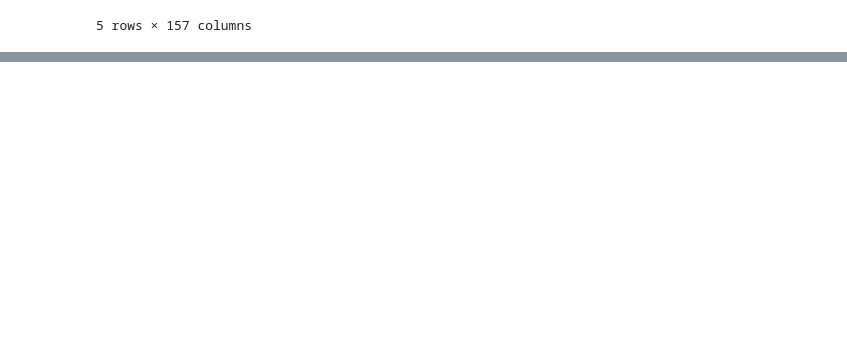
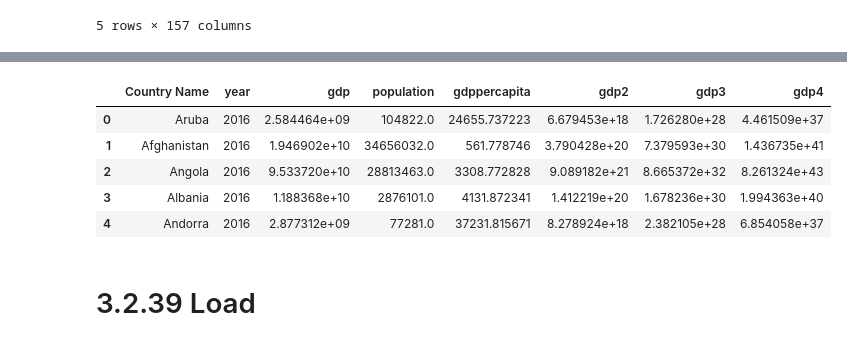
Before and after one commit to kevinlwebb/Nanodegrees, a Jupyter notebook: Data Scientist for Enterprise/3 - Data Engineering/3.2 ETL Pipelines.ipynb, the cells around one changed output, grey strips where cells are left out. Cells and saved outputs as stored; diff of their text form; code cells hidden in the pictures; blank space fills up the shorter version.

Commit message:
Finished ETL Pipelines: Storage, Creating new features, outliers

```diff
--- a/Data Scientist for Enterprise/3 - Data Engineering/3.2 ETL Pipelines.ipynb
+++ b/Data Scientist for Enterprise/3 - Data Engineering/3.2 ETL Pipelines.ipynb
@@ -1139,0 +1468,21 @@ df_final.head()
+# %%
+# TODO: Use the tukey_rule() function to make a new data frame with gdp and population outliers removed
+# Put the results in the df_outlier_removed variable
+
+df_outlier_removed = df_2016.copy()
+
+for column in ['population', 'gdp']:
+    df_outlier_removed = tukey_rule(df_outlier_removed, column)
+# %%
+# plot the data
+x = list(df_outlier_removed['population'])
+y = list(df_outlier_removed['gdp'])
+text = df_outlier_removed['Country Name']
+
+fig, ax = plt.subplots(figsize=(15,10))
+ax.scatter(x, y)
+plt.title('GDP vs Population')
+plt.xlabel('GDP')
+plt.ylabel('Population')
+for i, txt in enumerate(text):
+    ax.annotate(txt, (x[i],y[i]))
@@ -1139,0 +1783,4 @@ df_final.head()
+# %%
+# TODO: create a new feature called gdppercapita,
+#      which is the gdp value divided by the population value for each country
+df_2016['gdppercapita'] = df_2016['gdp'] / df_2016['population']
@@ -1139,0 +1847,11 @@ df_final.head()
+# %%
+concatenate_features(df_2016, 'gdp', 4).head()
+# %% [output]
+|  | Country Name | year | gdp | population | gdppercapita | gdp2 | gdp3 | gdp4 |
+| 0 | Aruba | 2016 | 2.584464e+09 | 104822.0 | 24655.737223 | 6.679453e+18 | 1.726280e+28 | 4.461509e+37 |
+| 1 | Afghanistan | 2016 | 1.946902e+10 | 34656032.0 | 561.778746 | 3.790428e+20 | 7.379593e+30 | 1.436735e+41 |
+| 2 | Angola | 2016 | 9.533720e+10 | 28813463.0 | 3308.772828 | 9.089182e+21 | 8.665372e+32 | 8.261324e+43 |
+| 3 | Albania | 2016 | 1.188368e+10 | 2876101.0 | 4131.872341 | 1.412219e+20 | 1.678236e+30 | 1.994363e+40 |
+| 4 | Andorra | 2016 | 2.877312e+09 | 77281.0 | 37231.815671 | 8.278924e+18 | 2.382105e+28 | 6.854058e+37 |
+# %% [markdown]
+# 3.2.39 Load
```
Also changed, not shown: parts of 42 cells of this notebook, 1 other file.
